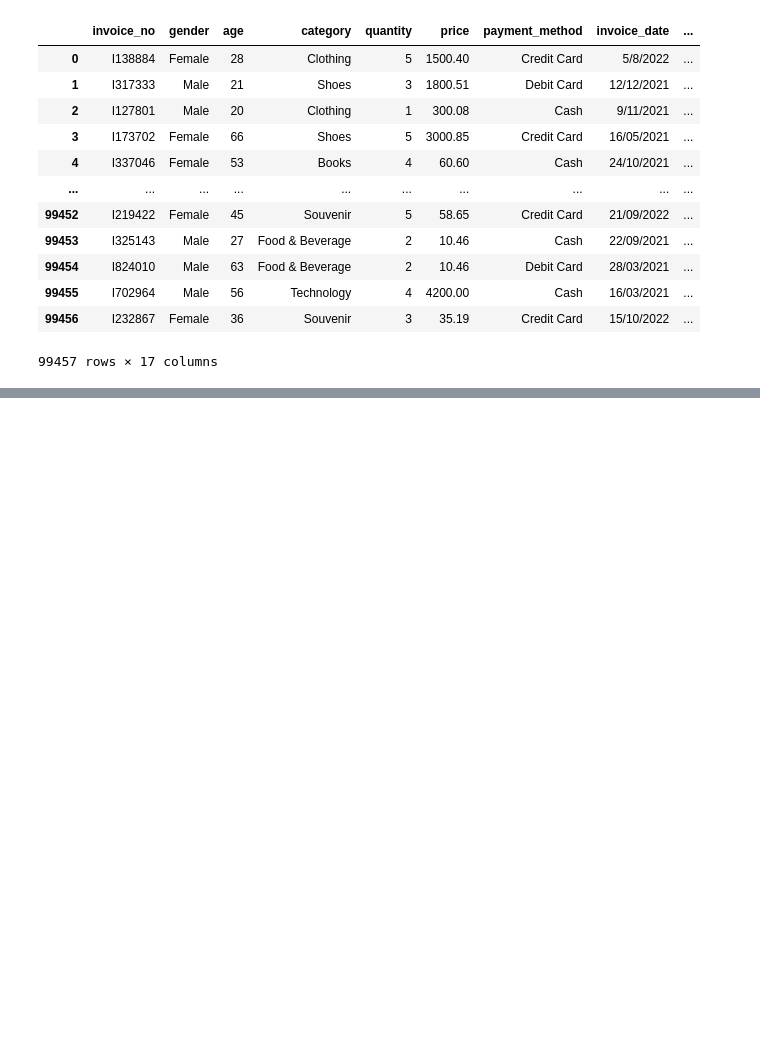
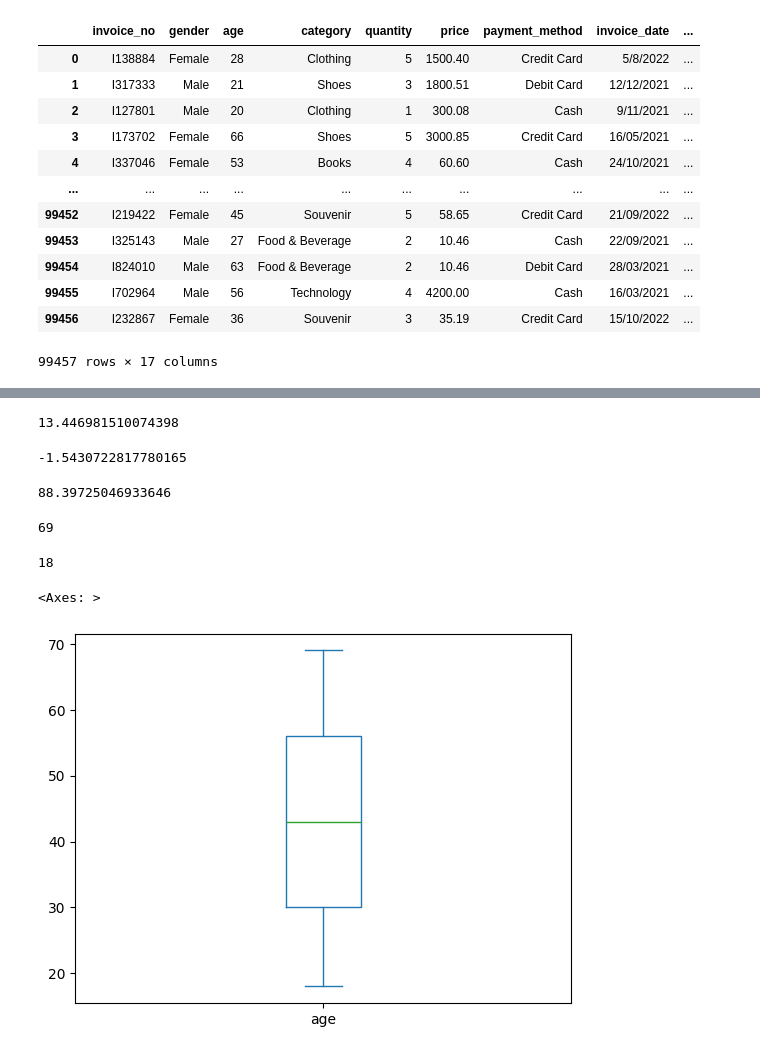
Before and after one commit to Ahmedtronic/WE-AI-Training, a Jupyter notebook: WE_pandas.ipynb, the cells around one changed output, grey strips where cells are left out. Drawn from its saved outputs; the diff is of its cells as text; code cells hidden in the pictures; blank space fills up the shorter version.

Commit message:
adding more pandas code

```diff
--- a/WE_pandas.ipynb
+++ b/WE_pandas.ipynb
@@ -1141,3 +1141,7 @@ updated_data
 | 99455 | I702964 | Male | 56 | Technology | 4 | 4200.00 | Cash | 16/03/2021 | ... |
 | 99456 | I232867 | Female | 36 | Souvenir | 3 | 35.19 | Credit Card | 15/10/2022 | ... |
 99457 rows × 17 columns
+# %%
+import pandas as pd
+data = pd.read_csv("WE_Training.csv")
+data
@@ -1143,0 +1376,25 @@ updated_data
+# %%
+data.age.mean() - 2 * data.age.std()
+# %% [output]
+13.446981510074398
+# %%
+data.age.mean() - 3 * data.age.std()
+# %% [output]
+-1.5430722817780165
+# %%
+data.age.mean() + 3 * data.age.std()
+# %% [output]
+88.39725046933646
+# %%
+data.age.max()
+# %% [output]
+69
+# %%
+data.age.min()
+# %% [output]
+18
+# %%
+data.age.plot.box()
+# %% [output]
+<Axes: >
+[figure, added]
```
Also changed, not shown: parts of 129 cells of this notebook, 4 other files.
